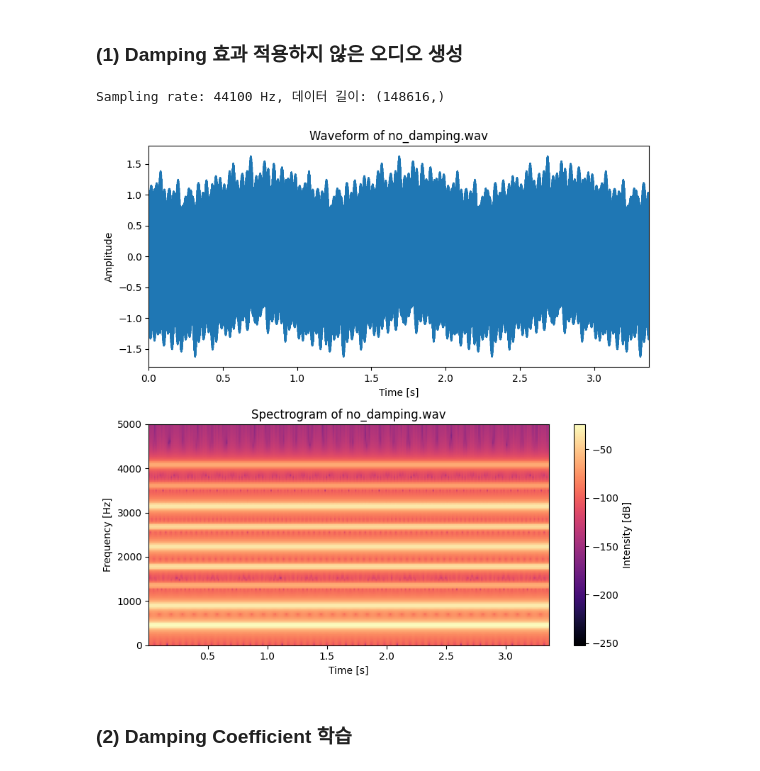
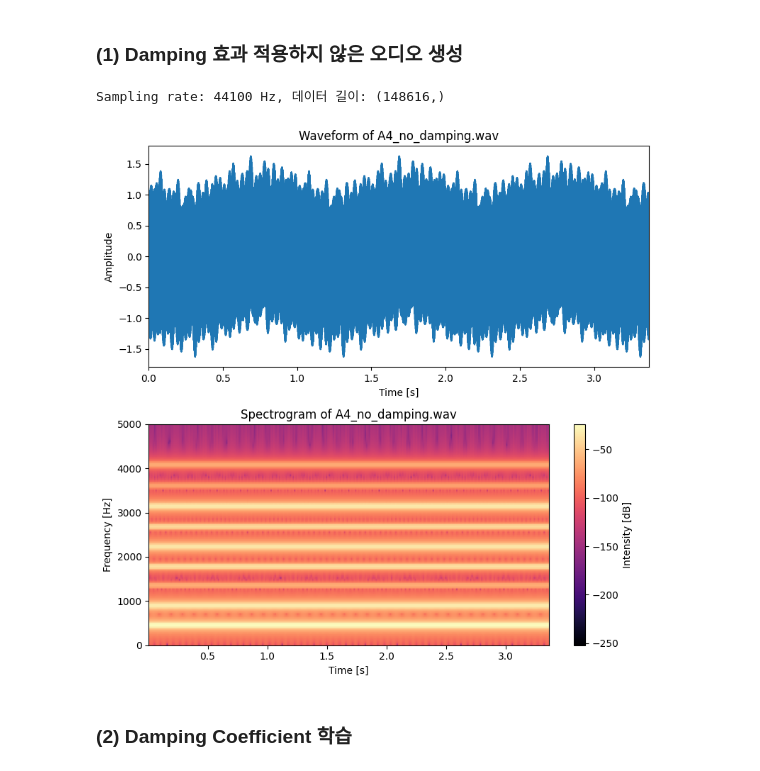
Before and after one commit to jiwon1202/2025_Mechanistic_Data_Science, a Jupyter notebook: 04_Fourier_Transform/fourier_transform.ipynb, the cells around one changed output. Drawn from its saved outputs; the diff is of its cells as text; code cells hidden in the pictures.

```diff
--- a/04_Fourier_Transform/fourier_transform.ipynb
+++ b/04_Fourier_Transform/fourier_transform.ipynb
@@ -169,32 +169,32 @@ generate_piano_sound(fs, tn, a, omega)
 # %%
 fs, data_no_damp = wavfile.read("A4_no_damping.wav")
 print(f"Sampling rate: {fs} Hz, 데이터 길이: {data_no_damp.shape}")
 
 if data_no_damp.ndim > 1:
     data_no_damp = data[:, 0]
 
 t = np.linspace(0, len(data_no_damp) / fs, num=len(data_no_damp))
 
 plt.figure(figsize=(8, 8))
 plt.subplot(2, 1, 1)
 plt.plot(t, data_no_damp)
-plt.title('Waveform of no_damping.wav')
+plt.title('Waveform of A4_no_damping.wav')
 plt.xlabel('Time [s]')
 plt.ylabel('Amplitude')
 plt.xlim(0, t[-1])
 
 plt.subplot(2, 1, 2)
 plt.specgram(data_no_damp, Fs=fs, NFFT=nfft, noverlap=noverlap, cmap='magma')
-plt.title('Spectrogram of no_damping.wav')
+plt.title('Spectrogram of A4_no_damping.wav')
 plt.xlabel('Time [s]')
 plt.ylabel('Frequency [Hz]')
 plt.colorbar(label='Intensity [dB]')
 plt.ylim(0, 5000)
 plt.tight_layout()
 plt.show()
 # %% [output]
 Sampling rate: 44100 Hz, 데이터 길이: (148616,)
-[figure, old version]
+[figure, new version]
 # %% [markdown]
 ### (2) Damping Coefficient 학습
 # %%
```
Also changed, not shown: parts of 2 cells of this notebook.
